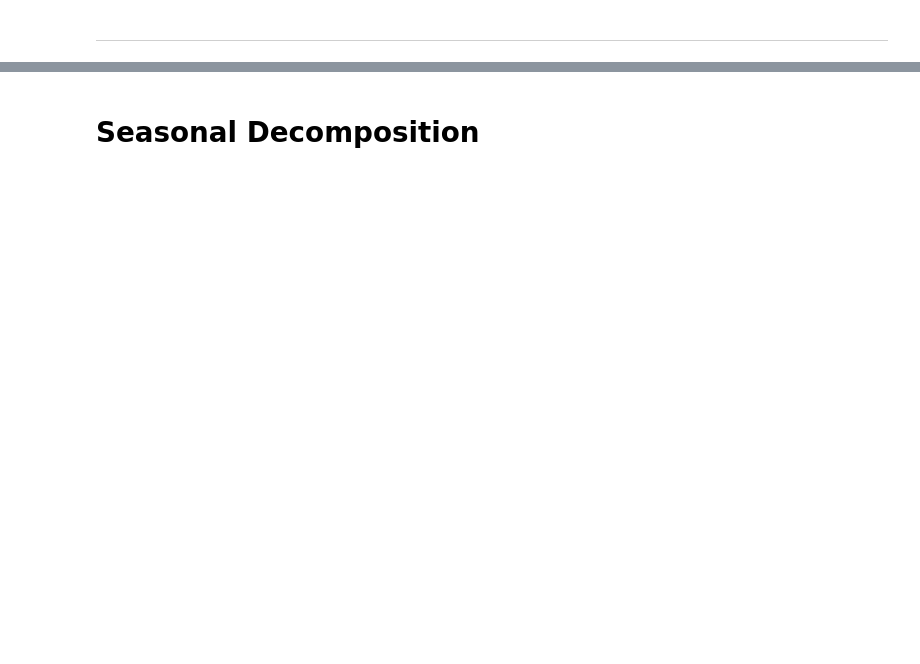
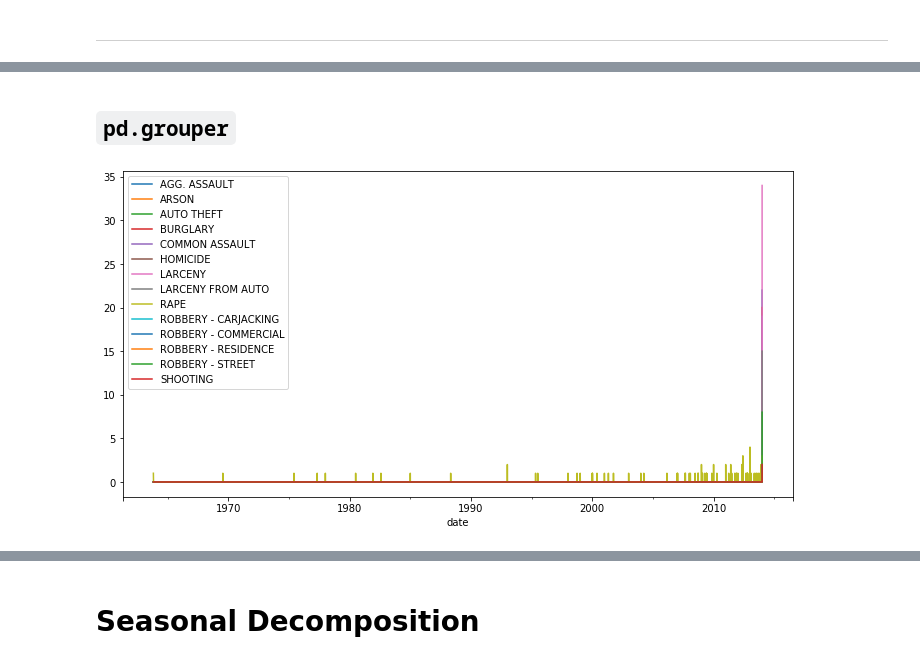
Before and after one commit to jirvingphd/fsds_100719_cohort_notes, a Jupyter notebook: instructor_notebooks/sect_31_intro_to_time_series.ipynb, the cells around one changed output, grey strips where cells are left out. Cells and saved outputs as stored; diff of their text form; code cells hidden in the pictures; blank space fills up the shorter version.

```diff
--- a/instructor_notebooks/sect_31_intro_to_time_series.ipynb
+++ b/instructor_notebooks/sect_31_intro_to_time_series.ipynb
@@ -662,0 +424,6 @@ df_crimes
+# %% [markdown]
+## `pd.grouper`
+# %%
+df_crimes.groupby(pd.Grouper(freq='D')).sum()[new_names].plot(figsize=(12,6)).autoscale()
+# %% [output]
+[figure, added]
```
Also changed, not shown: parts of 48 cells of this notebook, 3 other files.
